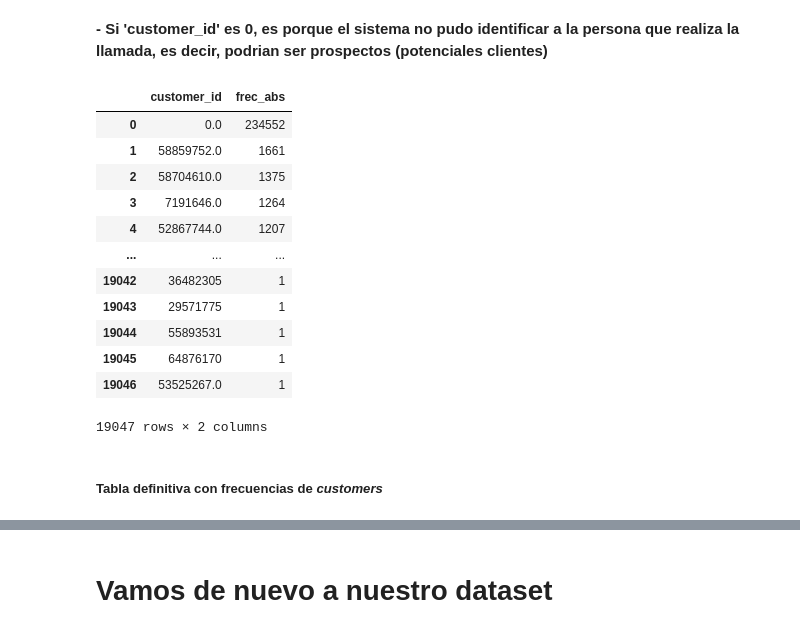
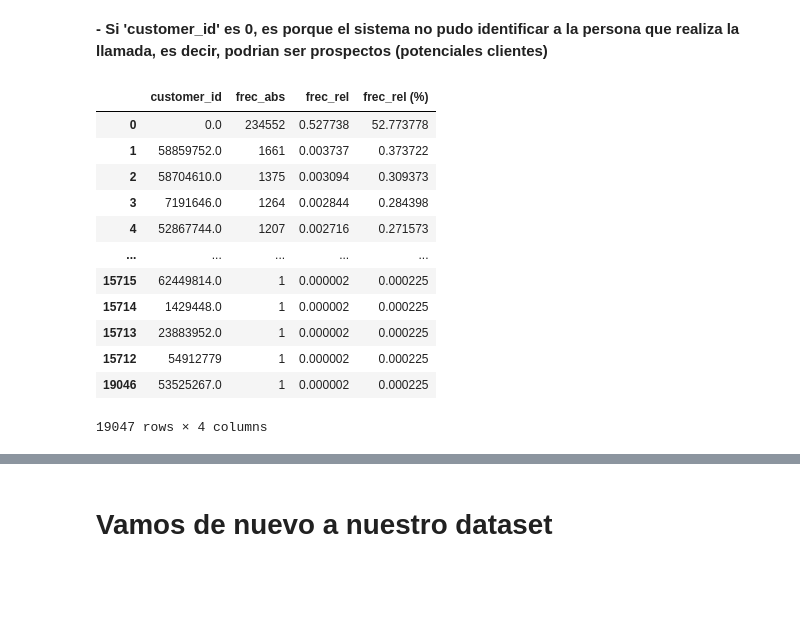
Before and after one commit to jmartindiaz/Call_center, a Jupyter notebook: Exploratory_Analysis.ipynb, the cells around one changed output, grey strips where cells are left out. Cells and saved outputs as stored; diff of their text form; code cells hidden in the pictures; blank space fills up the shorter version.

```diff
--- a/Exploratory_Analysis.ipynb
+++ b/Exploratory_Analysis.ipynb
@@ -16,0 +27,3 @@ df.head(4)
+# %%
+total_registros =  len(df)
+print(f'Se realizan en promedio {round(total_registros/365,2)} llamadas por día')
@@ -142,22 +153,23 @@ De aqui podemos concluir que hay registros de *19047-1 = 19046* clientes identif
 # %%
 prob_customers = pd.DataFrame() # defino mi variable como un DataFrame
 prob_customers['frec_abs'] = df['customer_id'].value_counts() # creo un df que tendra los id de cada cliente junto con su frec absoluta
 prob_customers = prob_customers.reset_index() # como los id me los toma como indices, entonces resetearemos los index para que me lo tome como una columna aparte
 prob_customers = prob_customers.rename(columns={'index':'customer_id'}) #renombramos la columna que queremos
+prob_customers ['frec_rel'] = prob_customers['frec_abs']/total_registros
+prob_customers ['frec_rel (%)'] = prob_customers['frec_abs']*100/total_registros
+prob_customers.sort_values(by='frec_rel (%)', ascending=False, inplace=True)  # lo dejamos ordenado
 prob_customers ## Ualá, tenemos un Dataframe que nos muestra las frecuencias absolutas de cada id de cliente
 # %% [output]
-|  | customer_id | frec_abs |
-| 0 | 0.0 | 234552 |
-| 1 | 58859752.0 | 1661 |
-| 2 | 58704610.0 | 1375 |
-| 3 | 7191646.0 | 1264 |
-| 4 | 52867744.0 | 1207 |
-| ... | ... | ... |
-| 19042 | 36482305 | 1 |
-| 19043 | 29571775 | 1 |
-| 19044 | 55893531 | 1 |
-| 19045 | 64876170 | 1 |
-| 19046 | 53525267.0 | 1 |
+|  | customer_id | frec_abs | frec_rel | frec_rel (%) |
+| 0 | 0.0 | 234552 | 0.527738 | 52.773778 |
+| 1 | 58859752.0 | 1661 | 0.003737 | 0.373722 |
+| 2 | 58704610.0 | 1375 | 0.003094 | 0.309373 |
+| 3 | 7191646.0 | 1264 | 0.002844 | 0.284398 |
+| 4 | 52867744.0 | 1207 | 0.002716 | 0.271573 |
+| ... | ... | ... | ... | ... |
+| 15715 | 62449814.0 | 1 | 0.000002 | 0.000225 |
+| 15714 | 1429448.0 | 1 | 0.000002 | 0.000225 |
+| 15713 | 23883952.0 | 1 | 0.000002 | 0.000225 |
+| 15712 | 54912779 | 1 | 0.000002 | 0.000225 |
+| 19046 | 53525267.0 | 1 | 0.000002 | 0.000225 |
-19047 rows × 2 columns
+19047 rows × 4 columns
-# %% [markdown]
-##### Tabla definitiva con frecuencias de *customers*
```
Also changed, not shown: parts of 37 cells of this notebook.
